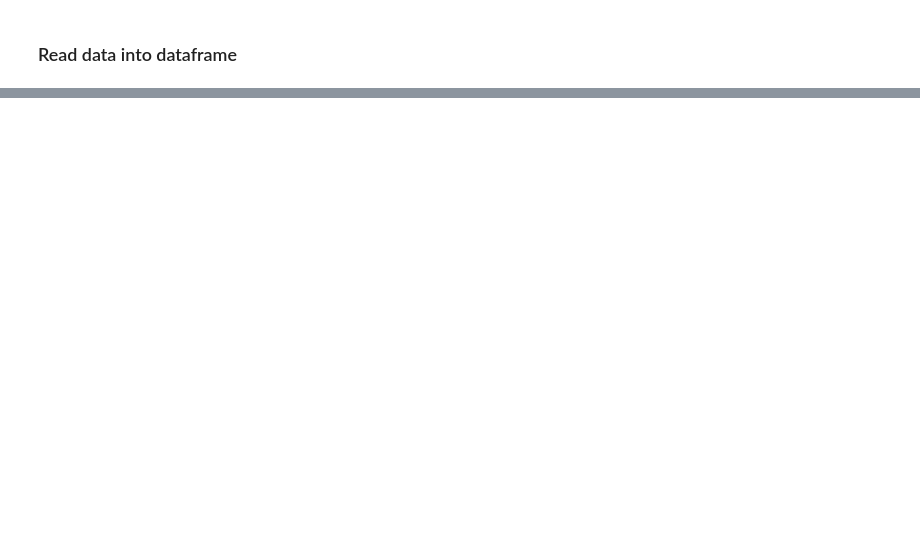
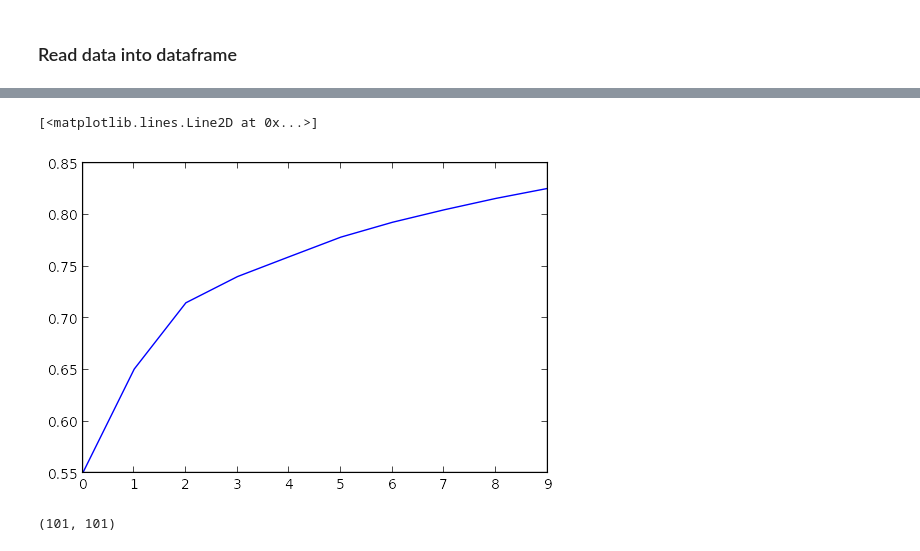
Before and after one commit to yoavfreund/BeakedWhaleClassification, a Jupyter notebook: Load_from_cvs.ipynb, the cells around one changed output, grey strips where cells are left out. Drawn from its saved outputs; the diff is of its cells as text; code cells hidden in the pictures; blank space fills up the shorter version.

```diff
--- a/Load_from_cvs.ipynb
+++ b/Load_from_cvs.ipynb
@@ -277,0 +444,2 @@ print time()-t0
+# %%
+eigval,eigvec=LA.eig(COV['Cov'])
@@ -277,0 +451,9 @@ print time()-t0
+# %%
+plot(cumsum(eigval[:10]))
+# %% [output]
+[<matplotlib.lines.Line2D at 0x...>]
+[figure, added]
+# %%
+shape(eigvec)
+# %% [output]
+(101, 101)
```
Also changed, not shown: parts of 79 cells of this notebook.
